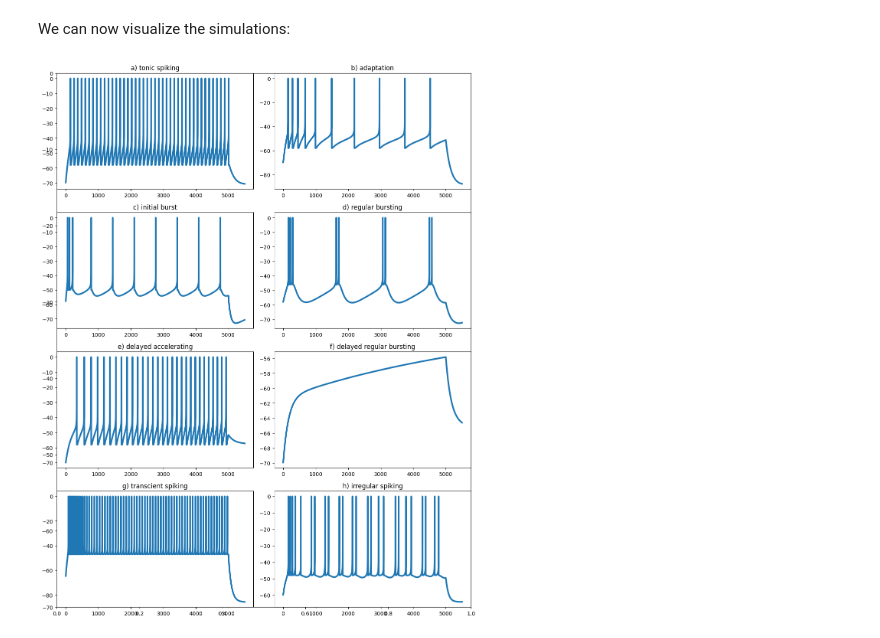
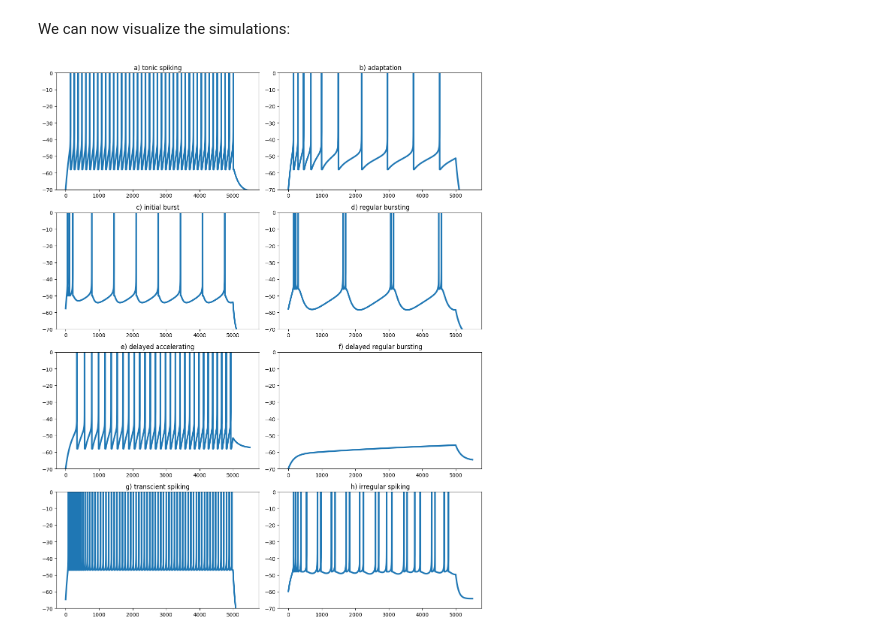
Before and after one commit to ANNarchy/ANNarchy.github.io, a Jupyter notebook: notebooks/AdEx.ipynb, the cells around one changed output. Cells and saved outputs as stored; diff of their text form; code cells hidden in the pictures.

```diff
--- a/notebooks/AdEx.ipynb
+++ b/notebooks/AdEx.ipynb
@@ -102,26 +102,26 @@ We can now visualize the simulations:
 # %%
 import matplotlib.pyplot as plt
 
 titles = [
     "a) tonic spiking",
     "b) adaptation",
     "c) initial burst",
     "d) regular bursting",
     "e) delayed accelerating",
     "f) delayed regular bursting",
     "g) transcient spiking",
     "h) irregular spiking"
 ]
 
 plt.figure(figsize=(12, 15))
-plt.ylim((-70., 0.))
+
 for i in range(8):
     plt.subplot(4, 2, i+1)
     plt.title(titles[i])
     plt.plot(data[:, i], lw=3)
-
+    plt.gca().set_ylim((-70., 0.))
 
 plt.tight_layout()
 plt.show()
 # %% [output]
-[figure, old version]
+[figure, new version]
```
